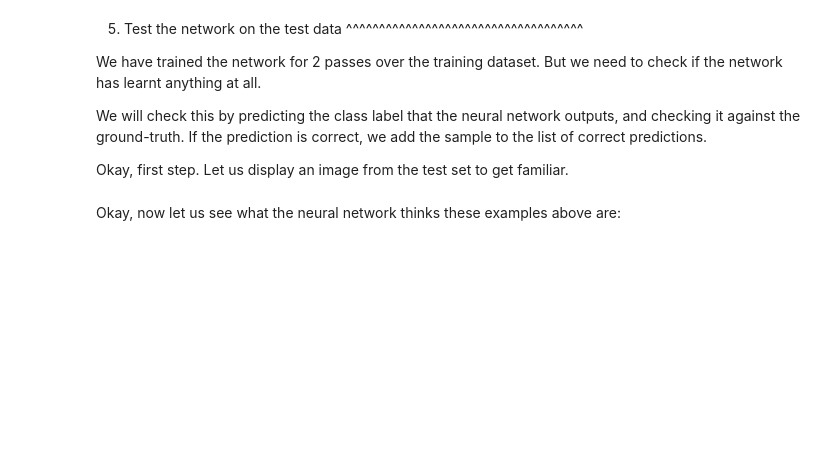
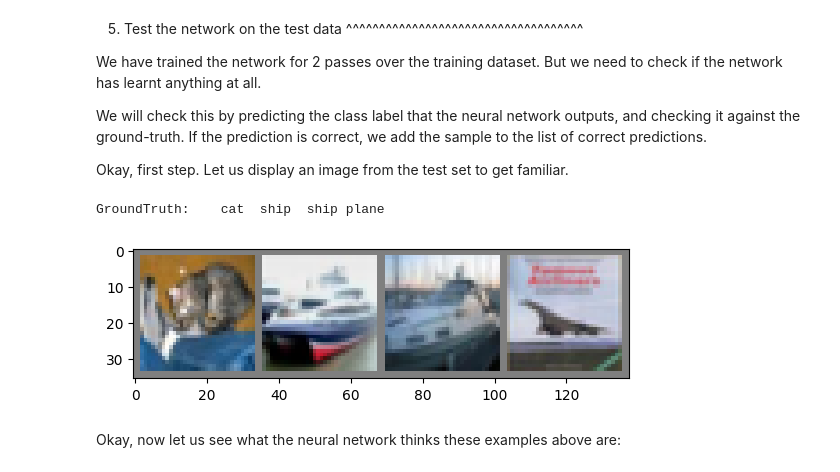
Before and after one commit to TinhDavid/ML-BAITAP01, a Jupyter notebook: _downloads/cifar10_tutorial.ipynb, the cells around one changed output. Saved outputs shown, nothing was run; the diff lists cells and outputs as text; code cells hidden in the pictures; blank space fills up the shorter version.

```diff
--- a/_downloads/cifar10_tutorial.ipynb
+++ b/_downloads/cifar10_tutorial.ipynb
@@ -247,11 +277,14 @@ correct, we add the sample to the list of correct predictions.
 Okay, first step. Let us display an image from the test set to get familiar.
 # %%
 dataiter = iter(testloader)
-images, labels = dataiter.next()
+images, labels = next(dataiter) # Changed dataiter.next() to next(dataiter)
 
 # print images
 imshow(torchvision.utils.make_grid(images))
 print('GroundTruth: ', ' '.join('%5s' % classes[labels[j]] for j in range(4)))
+# %% [output]
+GroundTruth:    cat  ship  ship plane
+[figure, added]
 # %% [markdown]
 Okay, now let us see what the neural network thinks these examples above are:
 # %%
```
Also changed, not shown: parts of 7 cells of this notebook.
